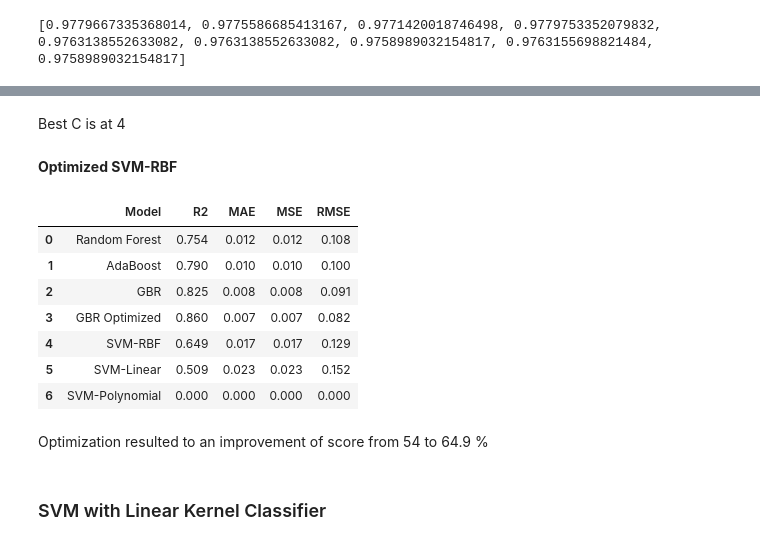
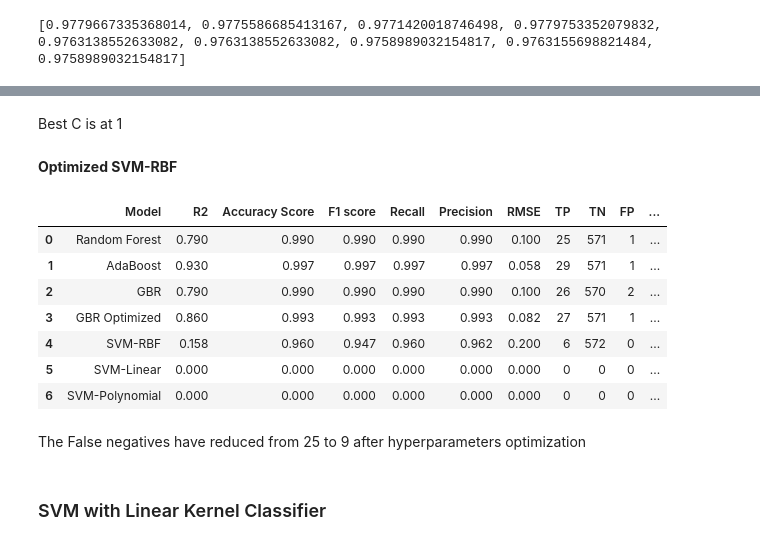
Before and after one commit to kennedynjoroge/Hypothyroid_Disease_Prediction_Using_RF_and_SVM, a Jupyter notebook: Hypothyroid_Disease_Prediction_Using_RF_and_SVM.ipynb, the cells around one changed output, grey strips where cells are left out. Cells and saved outputs as stored; diff of their text form; code cells hidden in the pictures.

```diff
--- a/Hypothyroid_Disease_Prediction_Using_RF_and_SVM.ipynb
+++ b/Hypothyroid_Disease_Prediction_Using_RF_and_SVM.ipynb
@@ -618,11 +617,16 @@ comparison_frame.sample(5)
 dict = {
         'Model':['Random Forest', 'AdaBoost', 'GBR','GBR Optimized','SVM-RBF','SVM-Linear','SVM-Polynomial'],
         'R2': [0,0,0,0,0,0,0],
+        'Accuracy Score': [0,0,0,0,0,0,0],
         'F1 score':[0,0,0,0,0,0,0],
         'Recall':[0,0,0,0,0,0,0],
         'Precision':[0,0,0,0,0,0,0],
-        'RMSE':[0,0,0,0,0,0,0]}
-df_results = pd.DataFrame(dict,columns = ['Model','R2','F1 score','Recall','Precision','RMSE'])
+        'RMSE':[0,0,0,0,0,0,0],
+        'TP':[0,0,0,0,0,0,0],
+        'TN':[0,0,0,0,0,0,0],
+        'FP':[0,0,0,0,0,0,0],
+        'FN':[0,0,0,0,0,0,0]}
+df_results = pd.DataFrame(dict,columns = ['Model','R2','Accuracy Score','F1 score','Recall','Precision','RMSE','TP','TN','FP','FN'])
 # %%
 def model_results(model_type,y_test_data, y_prediction_data):
 
@@ -630,9 +634,16 @@ def model_results(model_type,y_test_data, y_prediction_data):
 
     #Asign scores to dataframe
     df_results.loc[index_val,'F1 score'] = f1_score(y_test_data, y_prediction_data,average='weighted')
+    df_results.loc[index_val,'Accuracy Score'] =  accuracy_score(y_test_data, y_prediction_data)
     df_results.loc[index_val,'Recall'] = recall_score(y_test_data, y_prediction_data,average='weighted')
     df_results.loc[index_val,'Precision'] = precision_score(y_test_data, y_prediction_data,average='weighted')
     df_results.loc[index_val,'RMSE']=np.sqrt(mean_squared_error(np.array(y_test_data),y_prediction_data))
     df_results.loc[index_val,'R2'] = r2_score(y_test_data, y_prediction_data)
 
+    tn, fp, fn, tp = confusion_matrix(y_test_data, y_prediction_data).ravel()
+    df_results.loc[index_val,'TP'] =tp
+    df_results.loc[index_val,'TN'] =tn
+    df_results.loc[index_val,'FP'] =fp
+    df_results.loc[index_val,'FN'] =fn
+
     return(df_results)
@@ -1001,30 +995,30 @@ plt.show()
 # %% [markdown]
-Best C is at 4
+Best C is at 1
 # %% [markdown]
 **Optimized SVM-RBF**
 # %%
 # Training and Prediction
-throid_svc_model = SVC(kernel ='rbf', C =4, gamma =0.1)
+throid_svc_model = SVC(kernel ='rbf', C =1, gamma =0.001)
 
 # Train the model using the training set
 throid_svc_model.fit(X_train,y_train)
 
 # Predict the response for the test set
 y_pred_svm = throid_svc_model.predict(X_test)
 
 #Results
 model_results('SVM-RBF',y_test, y_pred_svm)
 # %% [output]
-|  | Model | R2 | MAE | MSE | RMSE |
-| 0 | Random Forest | 0.754 | 0.012 | 0.012 | 0.108 |
-| 1 | AdaBoost | 0.790 | 0.010 | 0.010 | 0.100 |
-| 2 | GBR | 0.825 | 0.008 | 0.008 | 0.091 |
-| 3 | GBR Optimized | 0.860 | 0.007 | 0.007 | 0.082 |
-| 4 | SVM-RBF | 0.649 | 0.017 | 0.017 | 0.129 |
-| 5 | SVM-Linear | 0.509 | 0.023 | 0.023 | 0.152 |
-| 6 | SVM-Polynomial | 0.000 | 0.000 | 0.000 | 0.000 |
+|  | Model | R2 | Accuracy Score | F1 score | Recall | Precision | RMSE | TP | TN | FP | ... |
+| 0 | Random Forest | 0.790 | 0.990 | 0.990 | 0.990 | 0.990 | 0.100 | 25 | 571 | 1 | ... |
+| 1 | AdaBoost | 0.930 | 0.997 | 0.997 | 0.997 | 0.997 | 0.058 | 29 | 571 | 1 | ... |
+| 2 | GBR | 0.790 | 0.990 | 0.990 | 0.990 | 0.990 | 0.100 | 26 | 570 | 2 | ... |
+| 3 | GBR Optimized | 0.860 | 0.993 | 0.993 | 0.993 | 0.993 | 0.082 | 27 | 571 | 1 | ... |
+| 4 | SVM-RBF | 0.158 | 0.960 | 0.947 | 0.960 | 0.962 | 0.200 | 6 | 572 | 0 | ... |
+| 5 | SVM-Linear | 0.000 | 0.000 | 0.000 | 0.000 | 0.000 | 0.000 | 0 | 0 | 0 | ... |
+| 6 | SVM-Polynomial | 0.000 | 0.000 | 0.000 | 0.000 | 0.000 | 0.000 | 0 | 0 | 0 | ... |
-# %% [markdown]
-<span class="mark"><span class="girk">Optimization resulted to an improvement of score from 54 to 64.9 %</span></span>
+# %% [markdown]
+The False negatives have reduced from 25 to 9 after hyperparameters optimization
 # %% [markdown]
 ### SVM with Linear Kernel Classifier
 # %% [markdown]
```
Also changed, not shown: parts of 44 cells of this notebook.
